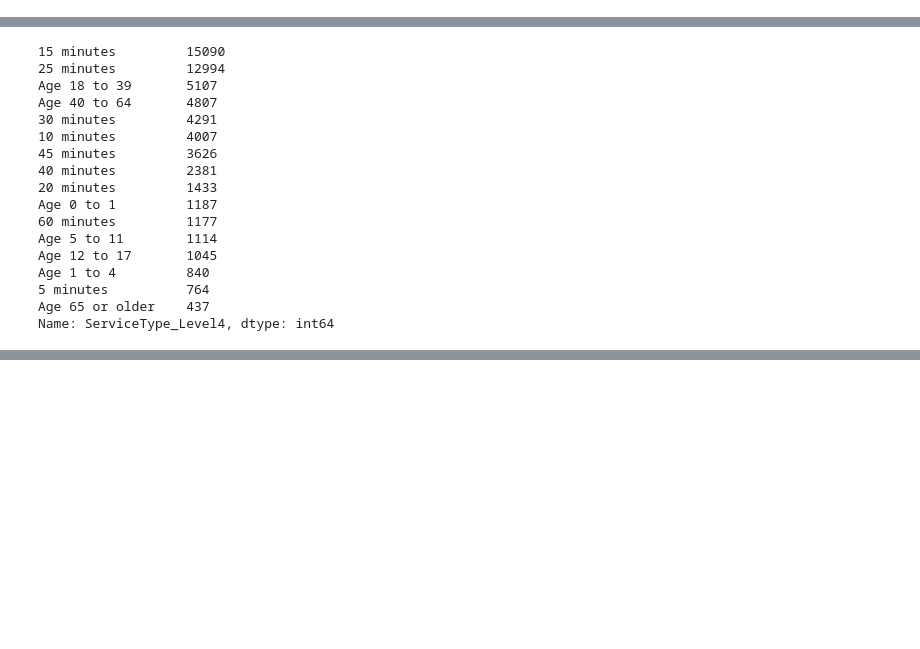
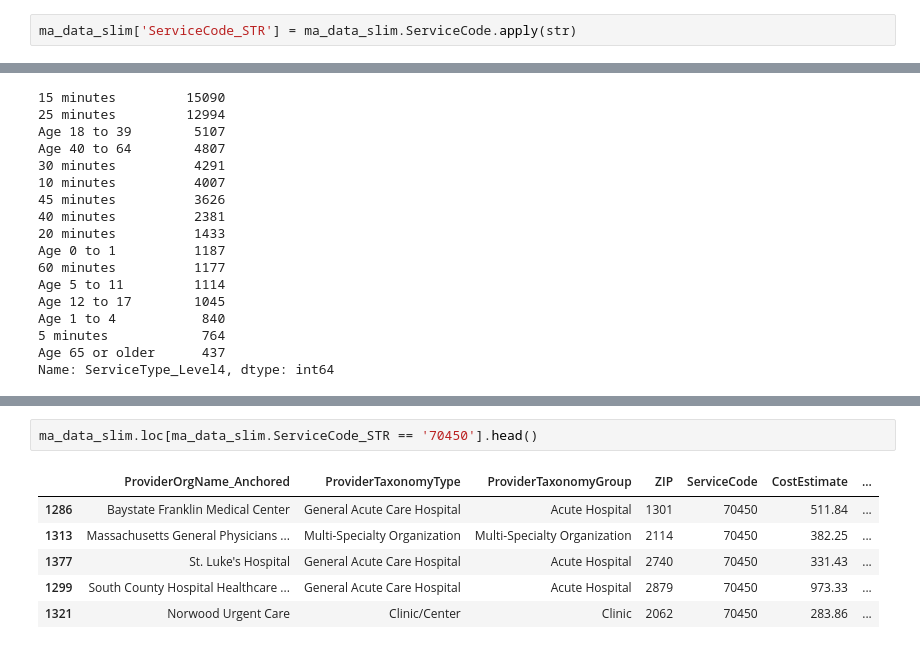
Before and after one commit to naveedn/priceisyourrightchallenge, a Jupyter notebook: price-eda.ipynb, the cells around one changed output, grey strips where cells are left out. Saved outputs shown, nothing was run; the diff lists cells and outputs as text; blank space fills up the shorter version.

```diff
--- a/price-eda.ipynb
+++ b/price-eda.ipynb
@@ -134,0 +59,2 @@ nh_data_slim
+# %%
+ma_data_slim['ServiceCode_STR'] = ma_data_slim.ServiceCode.apply(str)
@@ -396,0 +168,9 @@ Name: ServiceType_Level4, dtype: int64
+# %%
+ma_data_slim.loc[ma_data_slim.ServiceCode_STR == '70450'].head()
+# %% [output]
+|  | ProviderOrgName_Anchored | ProviderTaxonomyType | ProviderTaxonomyGroup | ZIP | ServiceCode | CostEstimate | ... |
+| 1286 | Baystate Franklin Medical Center | General Acute Care Hospital | Acute Hospital | 1301 | 70450 | 511.84 | ... |
+| 1313 | Massachusetts General Physicians ... | Multi-Specialty Organization | Multi-Specialty Organization | 2114 | 70450 | 382.25 | ... |
+| 1377 | St. Luke's Hospital | General Acute Care Hospital | Acute Hospital | 2740 | 70450 | 331.43 | ... |
+| 1299 | South County Hospital Healthcare ... | General Acute Care Hospital | Acute Hospital | 2879 | 70450 | 973.33 | ... |
+| 1321 | Norwood Urgent Care | Clinic/Center | Clinic | 2062 | 70450 | 283.86 | ... |
```
Also changed, not shown: parts of 33 cells of this notebook, 4 other files.
